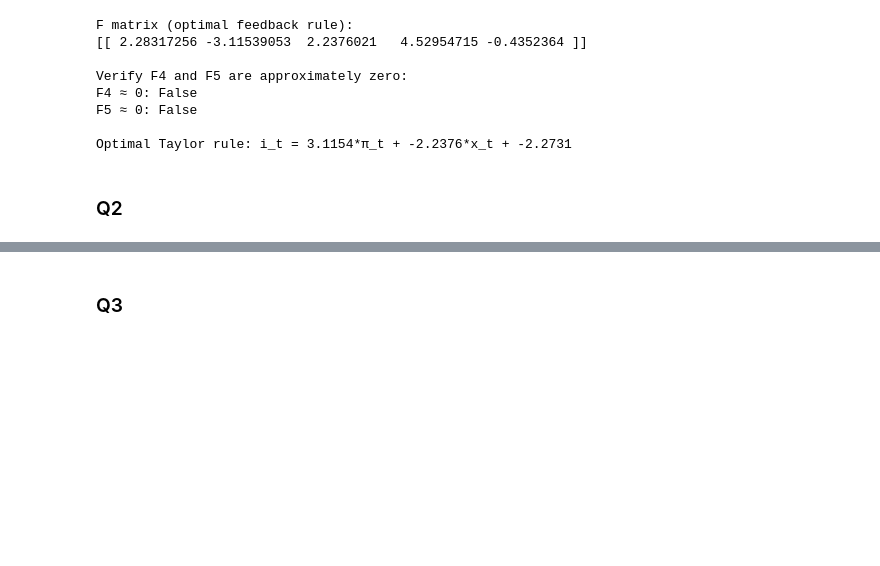
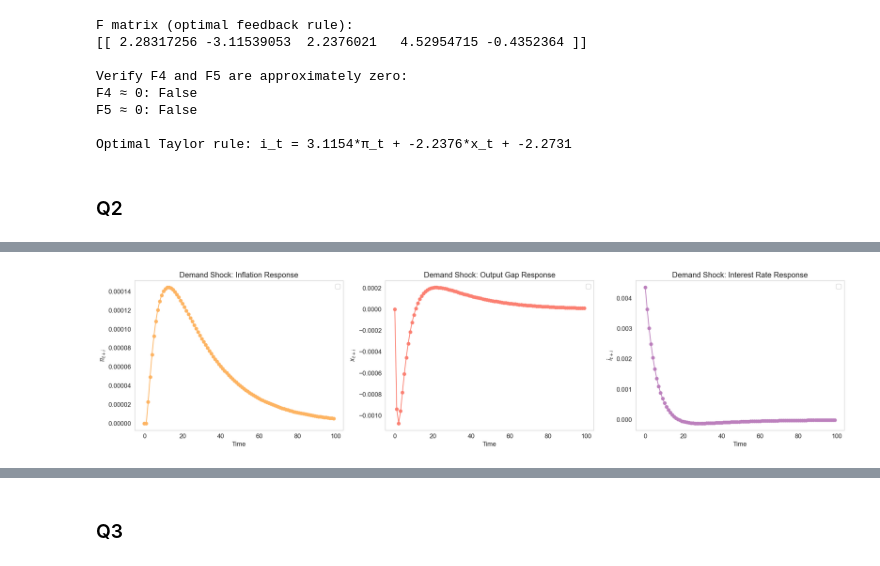
Before and after one commit to yifandill/Monetary_Policy_Model, a Jupyter notebook: src/OptMonPolicy-model .ipynb, the cells around one changed output, grey strips where cells are left out. Saved outputs shown, nothing was run; the diff lists cells and outputs as text; code cells hidden in the pictures; blank space fills up the shorter version.

Commit message:
revise plot

```diff
--- a/src/OptMonPolicy-model .ipynb
+++ b/src/OptMonPolicy-model .ipynb
@@ -109,9 +108,9 @@ def simulate_irf(A, B, F, shock_type, shock_size=1.0, periods=100):
     inflation = states_history[:, 1]       # π_t
     output_gap = states_history[:, 2]      # x_t
 
-    return {
+    return pd.DataFrame({
         'inflation': inflation,
         'output_gap': output_gap,
         'interest_rate': interest_rates,
         'time': np.arange(periods)
-    }
+    })
@@ -185,0 +117,26 @@ irf_fig = plot_irfs(demand_irf, cost_push_irf)
+# %%
+demand_irf = simulate_irf(A, B, F, 'demand', shock_size=0.01)
+
+fig, axes = plt.subplots(1, 3, figsize=(20, 5))
+labels = [r'$\pi_{t+i}$', r'$x_{t+i}$', r'$i_{t+i}$']
+response_name = ['Inflation Response', 'Output Gap Response', 'Interest Rate Response']
+
+color_name = 'Set3'
+select1 = (0.45,0.3,0.8)
+colors_1 = plt.get_cmap(color_name)(select1)
+select2 = (0.05,0.35,0.60)
+colors_2 = plt.get_cmap(color_name)(select2)
+
+for i in range(3):
+    axes[i].plot(range(len(demand_irf)), demand_irf.iloc[:, i], marker='o', linestyle='-', color=colors_1[i])
+    axes[i].set_title(f'Demand Shock: {response_name[i]}')
+    axes[i].set_xlabel('Time')
+    axes[i].set_ylabel(labels[i])
+    axes[i].grid()
+    axes[i].legend(loc='upper right')
+
+plt.tight_layout()
+plt.savefig(os.path.join(result_dir, f'response_demand.png'), dpi=300)
+plt.show()
+# %% [output]
+[figure, added]
```
Also changed, not shown: parts of 4 cells of this notebook, 3 other files.
